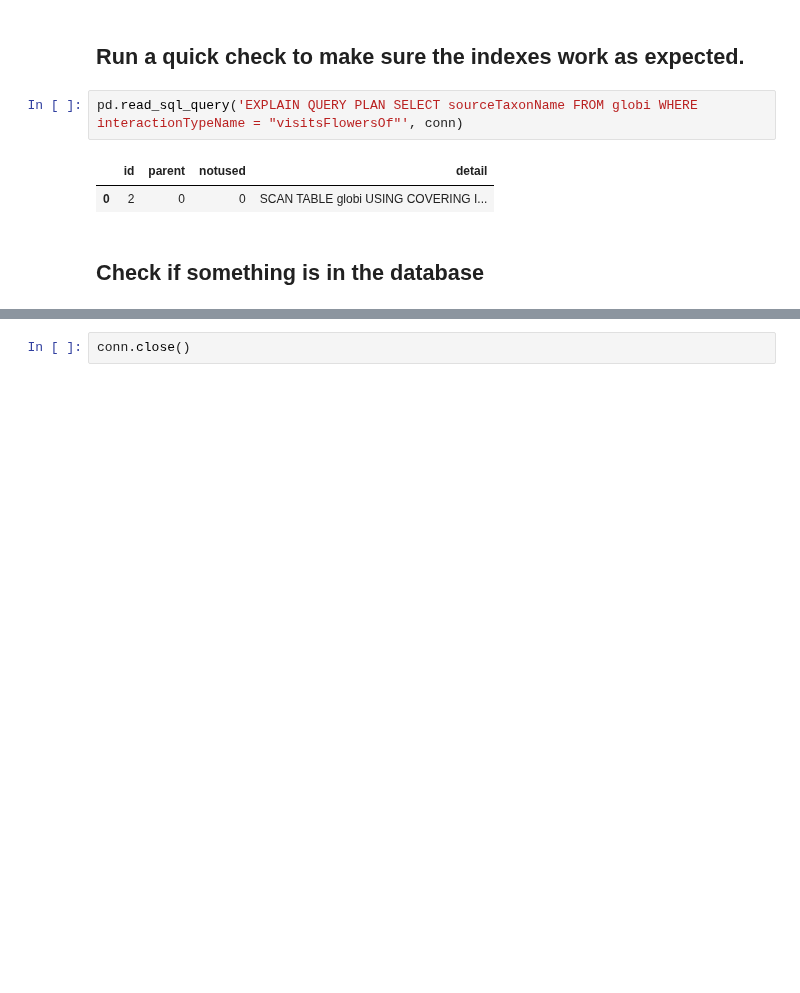
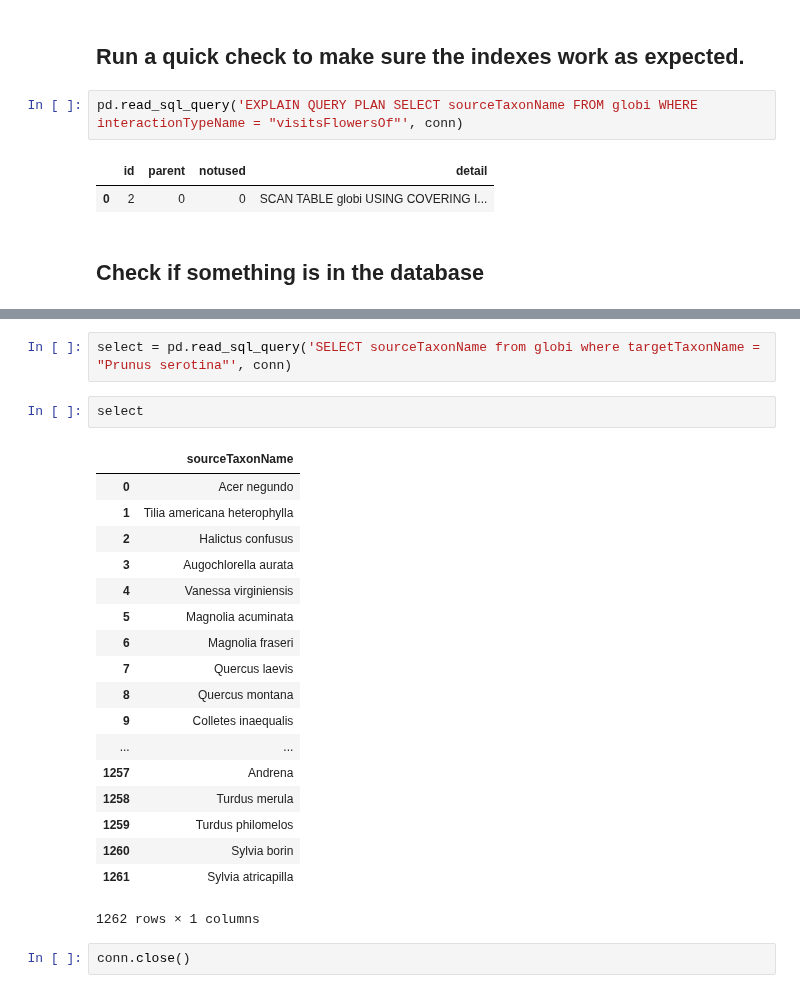
Before and after one commit to AgentschapPlantentuinMeise/interactias, a Jupyter notebook: notebook/createGlobiDB.ipynb, the cells around one changed output, grey strips where cells are left out. Saved outputs shown, nothing was run; the diff lists cells and outputs as text; blank space fills up the shorter version.

```diff
--- a/notebook/createGlobiDB.ipynb
+++ b/notebook/createGlobiDB.ipynb
@@ -217,2 +223,25 @@ select
+# %%
+select = pd.read_sql_query('SELECT sourceTaxonName from globi where targetTaxonName = "Prunus serotina"', conn)
+# %%
+select
+# %% [output]
+|  | sourceTaxonName |
+| 0 | Acer negundo |
+| 1 | Tilia americana heterophylla |
+| 2 | Halictus confusus |
+| 3 | Augochlorella aurata |
+| 4 | Vanessa virginiensis |
+| 5 | Magnolia acuminata |
+| 6 | Magnolia fraseri |
+| 7 | Quercus laevis |
+| 8 | Quercus montana |
+| 9 | Colletes inaequalis |
+| ... | ... |
+| 1257 | Andrena |
+| 1258 | Turdus merula |
+| 1259 | Turdus philomelos |
+| 1260 | Sylvia borin |
+| 1261 | Sylvia atricapilla |
+1262 rows × 1 columns
 # %%
 conn.close()
```
Also changed, not shown: parts of 4 cells of this notebook, 2 other files.
